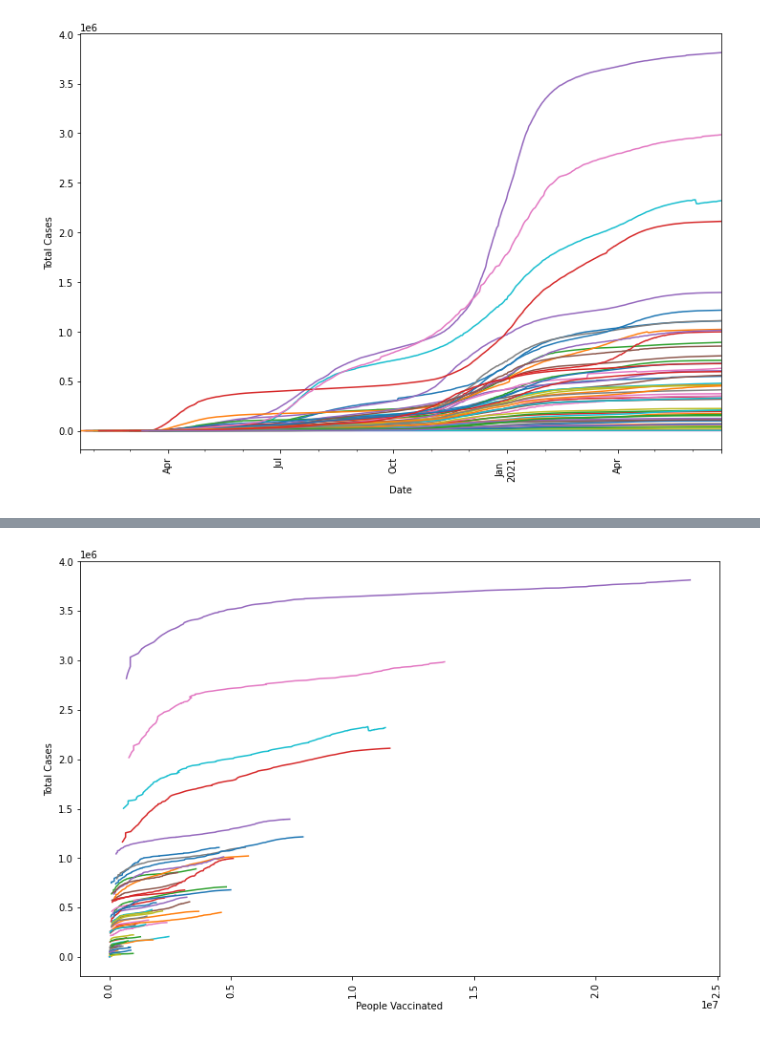
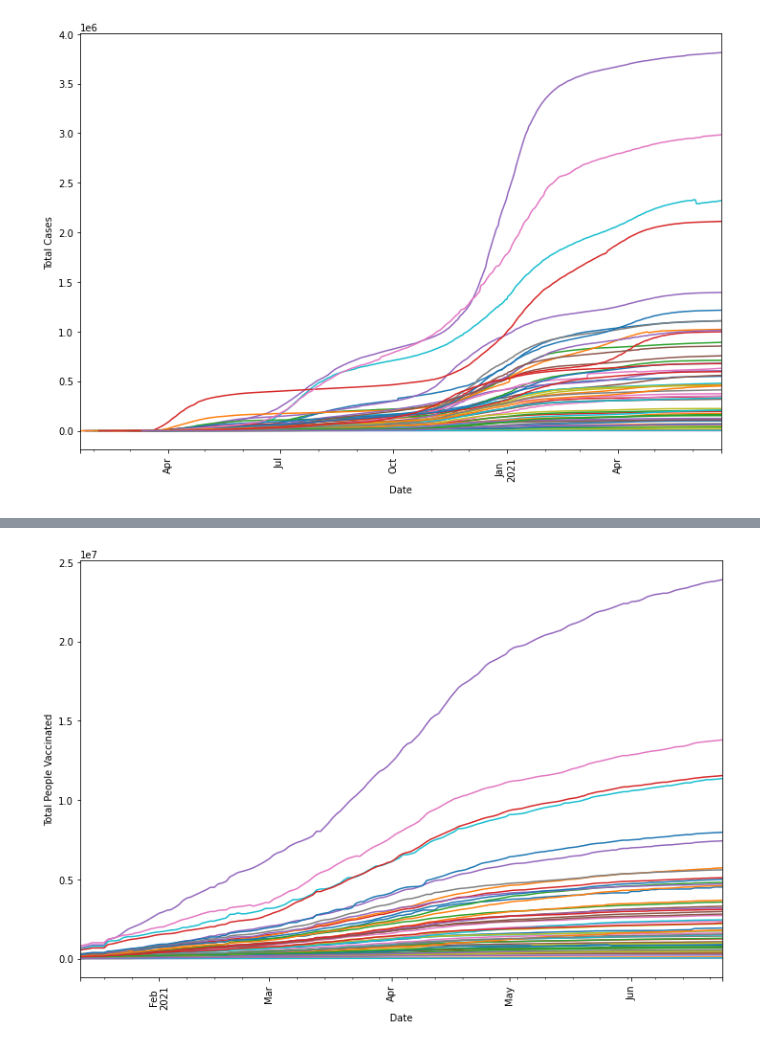
Before and after one commit to feifeikong/Springboard, a Jupyter notebook: Capstone2-Covid_Vaccinations/data/Capstone 2 - EDA.ipynb, the cells around one changed output, grey strips where cells are left out. Drawn from its saved outputs; the diff is of its cells as text; code cells hidden in the pictures.

Commit message:
Capstone 2 EDA - added more graphs

```diff
--- a/Capstone2-Covid_Vaccinations/data/Capstone 2 - EDA.ipynb
+++ b/Capstone2-Covid_Vaccinations/data/Capstone 2 - EDA.ipynb
@@ -37,11 +42,13 @@ TypeError: unsupported operand type(s) for -: 'SeriesGroupBy' and 'SeriesGroupBy
 # %%
+#total people vaccinated grouped by state
+
 fig, ax = plt.subplots(figsize=(12,8))
-_ = data.iloc[data.people_vaccinated.first_valid_index():].groupby('state').plot(x='people_vaccinated', y='cases', ax=ax)
-_ = plt.xlabel('People Vaccinated')
-_ = plt.ylabel('Total Cases')
+_ = data.iloc[data.people_vaccinated.first_valid_index():].groupby('state').plot(x='date', y='people_vaccinated', ax=ax)
+_ = plt.xlabel('Date')
+_ = plt.ylabel('Total People Vaccinated')
 _ = plt.xticks(rotation=90)
 ax.get_legend().remove()
 
 plt.show()
 # %% [output]
-[figure, old version]
+[figure, new version]
```
Also changed, not shown: parts of 12 cells of this notebook.
